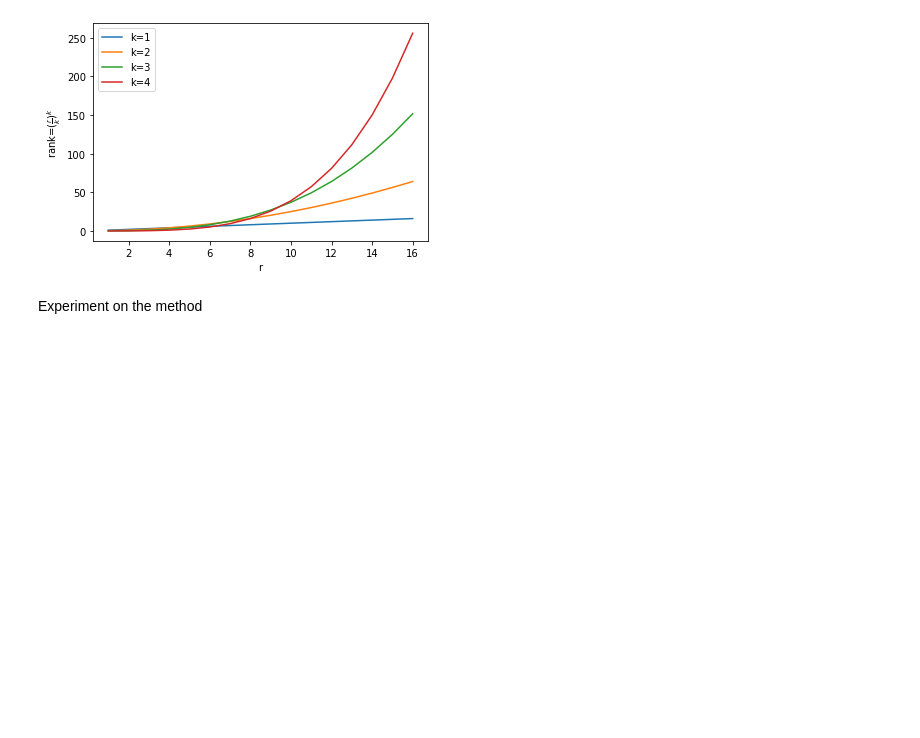
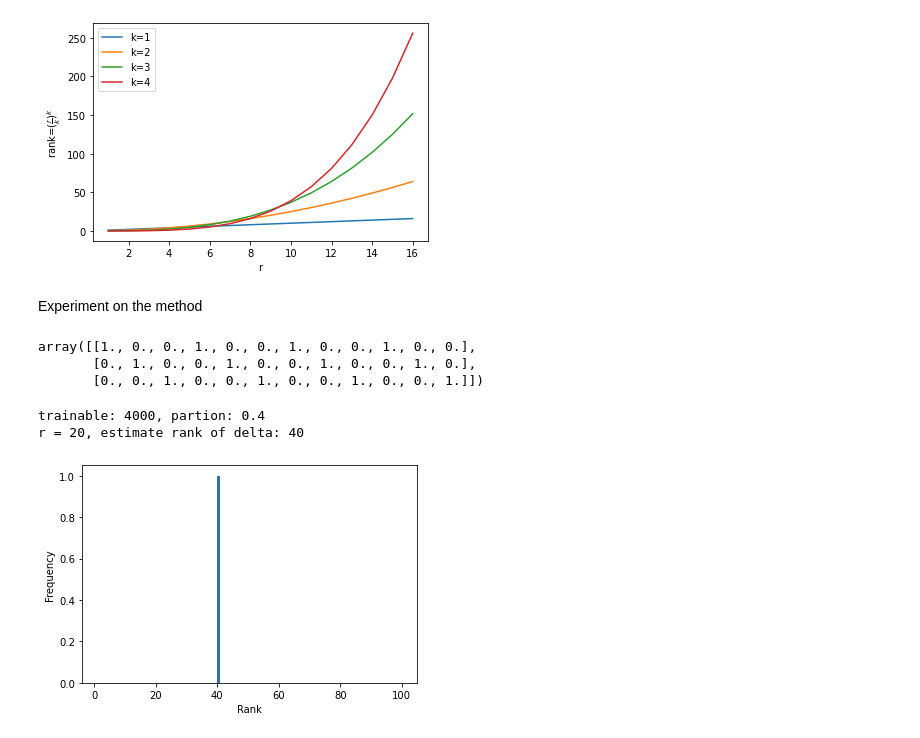
Before and after one commit to tic-top/MoreLoRA, a Jupyter notebook: test_mlora.ipynb, the cells around one changed output. Drawn from its saved outputs; the diff is of its cells as text; code cells hidden in the pictures; blank space fills up the shorter version.

```diff
--- a/test_mlora.ipynb
+++ b/test_mlora.ipynb
@@ -25,6 +25,15 @@ plt.show()
 [figure]
 # %% [markdown]
 Experiment on the method
+# %%
+# change the identity matrix A=np.eye(3), to be a matrix contains k A in a row
+A = np.eye(3)
+A = np.vstack([A] * k).T
+A
+# %% [output]
+array([[1., 0., 0., 1., 0., 0., 1., 0., 0., 1., 0., 0.],
+       [0., 1., 0., 0., 1., 0., 0., 1., 0., 0., 1., 0.],
+       [0., 0., 1., 0., 0., 1., 0., 0., 1., 0., 0., 1.]])
 # %%
 import numpy as np
 import matplotlib.pyplot as plt
@@ -62,3 +92,9 @@ def estimator(m_rows = 768, n_rows=1024, r=16, k=4, rugularization=False):
     plt.xlabel('Rank')
     plt.ylabel('Frequency')
     plt.show()
+# %%
+estimator(type = 'a', m_rows = 100, n_rows=100, r=20, regularization=False)
+# %% [output]
+trainable: 4000, partion: 0.4
+r = 20, estimate rank of delta: 40
+[figure, added]
```
Also changed, not shown: parts of 3 cells of this notebook, 3 other files.
